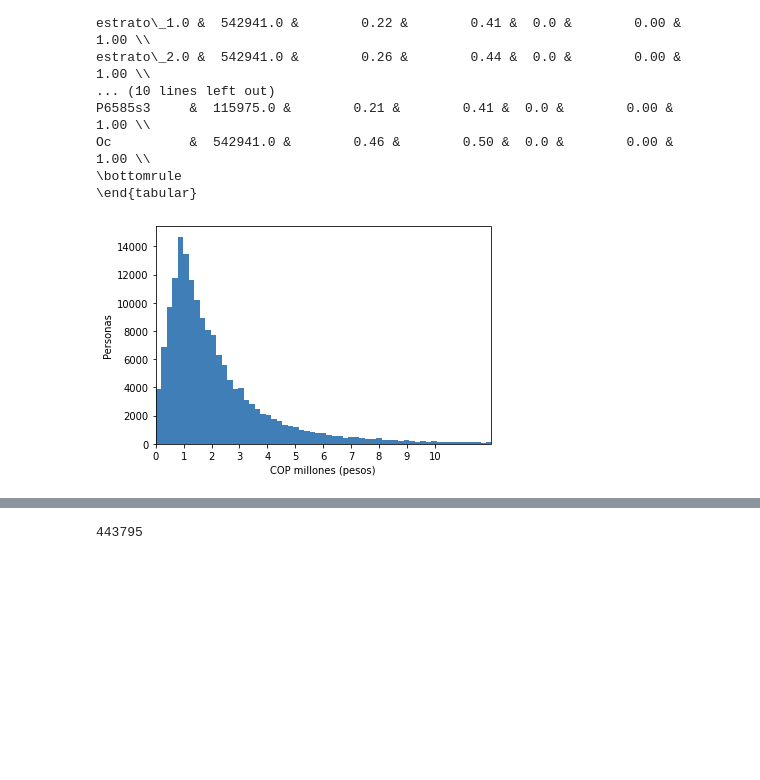
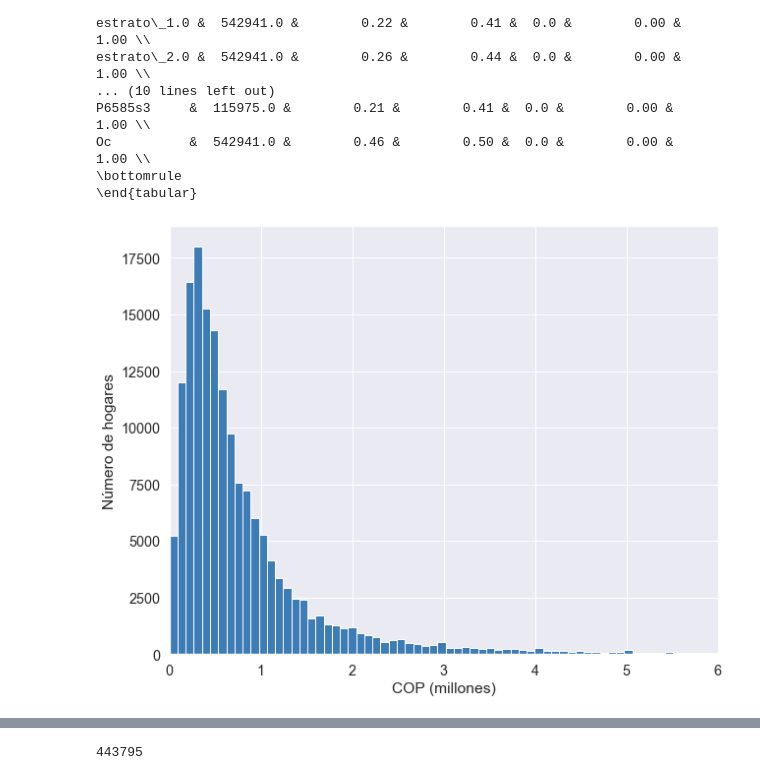
Before and after one commit to sdpinilla18/PS2_BD-ML, a Jupyter notebook: code_PS2_v2.ipynb, the cells around one changed output, grey strips where cells are left out. Drawn from its saved outputs; the diff is of its cells as text; code cells hidden in the pictures; blank space fills up the shorter version.

```diff
--- a/code_PS2_v2.ipynb
+++ b/code_PS2_v2.ipynb
@@ -216,18 +218,18 @@ Oc          &  542941.0 &        0.46 &        0.50 &  0.0 &        0.00 &
 \end{tabular}
 # %%
 #Histogram of ingtotug
-df_trh["Ingtotugarr_m"]=df_trh["Ingtotugarr"]/1000000
-#Histogram of total household income:
-plt.hist(df_trh["Ingtotugarr_m"], bins=450, color = (0.17, 0.44, 0.69, 0.9))
-plt.xlim(0,12)
+#Histogram of household per_capita income:
+df_trh["Ingtotugarr_mM"]=df_trh["Ingtotugarr"]/df_trh["Nper"]/1000000
+plt.hist(df_trh["Ingtotugarr_mM"], bins=1000, color = (0.17, 0.44, 0.69, 0.9))
+plt.xlim(0,6)
 #plt.ylim(0,10000)
-plt.xticks([i for i in range(11)])
-plt.ylabel("Personas")
-plt.xlabel("COP millones (pesos)")
-plt.savefig("histy.jpg", bbox_inches="tight")
+plt.xticks([i for i in range(7)])
+plt.ylabel("Número de hogares")
+plt.xlabel("COP (millones)")
+plt.savefig("histy_ipch.jpg", bbox_inches="tight")
 plt.show()
 # %% [output]
-[figure, old version]
+[figure, new version]
 # %%
 ###Split train and test using training database.
 #Train sub test database using PSM to reproduce test
```
Also changed, not shown: parts of 5 cells of this notebook, 3 other files.
